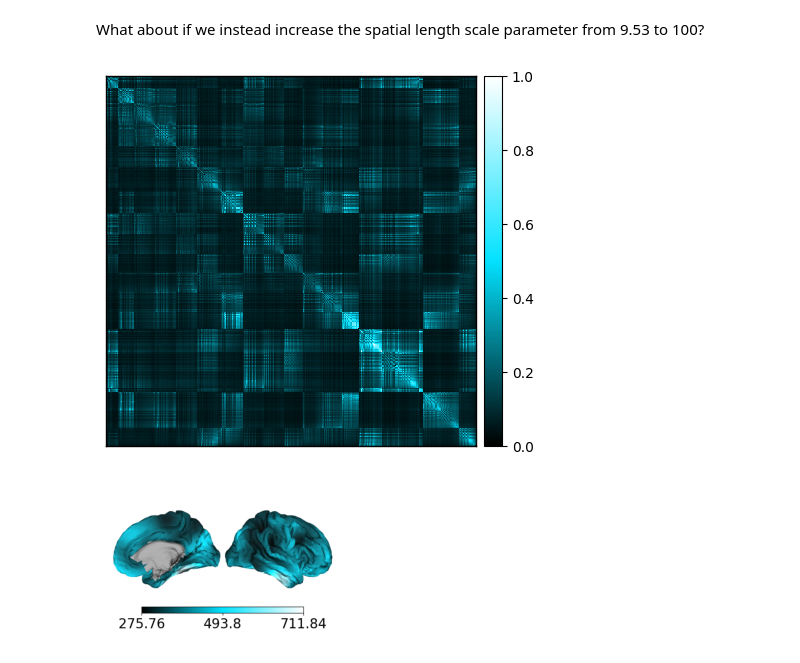
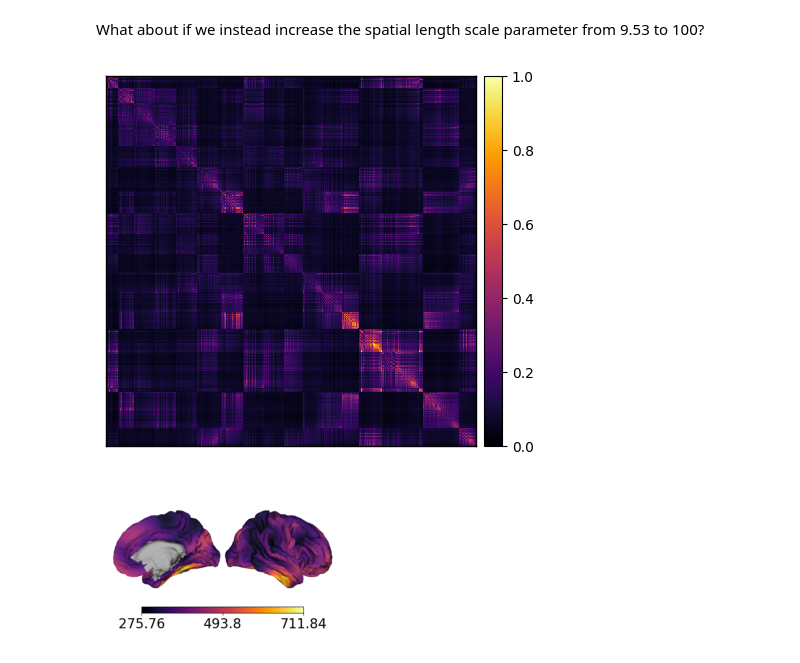
Before and after one commit to VictorBarnes/neuromodes, a Jupyter notebook: docs/tutorials/GEM.ipynb, the cells around one changed output. Cells and saved outputs as stored; diff of their text form; code cells hidden in the pictures.

```diff
--- a/docs/tutorials/GEM.ipynb
+++ b/docs/tutorials/GEM.ipynb
@@ -29,9 +25,8 @@ cmap = LinearSegmentedColormap.from_list('frank', ["#000000","#03e2ff", "#ffffff
 # %%
 # Load cortical surface and medial wall mask
-rh_surf = load_data('surf', species='human', template='fsLR', density='4k', hemi='R')
-medmask = load_data('medmask', species='human', template='fsLR', density='4k', hemi='R')
+rh_surf = load_data('surf', density='4k', hemi='R')
+medmask = load_data('medmask', density='4k', hemi='R')
 
 # Initialize solver with surface
 solver = EigenSolver(rh_surf, mask=medmask, n_modes=200)
-solver.solve()
 # %% [markdown]
@@ -82,16 +79,16 @@ plot_surf(
 # %% [markdown]
 What about if we instead increase the spatial length scale parameter from 9.53 to 100?
 # %%
-G_r100 = generate_connectome(solver.emodes, solver.evals, r=100)
+G_r100 = solver.generate_connectome(r=100)
 
-plot_heatmap(G_r100, cmap=cmap, cbar=True)
+plot_heatmap(G_r100, cmap='inferno', cbar=True)
 
 plot_surf(
     rh_surfpath,
     unmask(G_r100.sum(axis=0), medmask),
-    cmap=cmap,
+    cmap='inferno',
     cbar=True
 )
 # %% [output]
-[figure, old version]
+[figure, new version]
-[figure, old version]
+[figure, new version]
```
Also changed, not shown: parts of 7 cells of this notebook, 24 other files.
